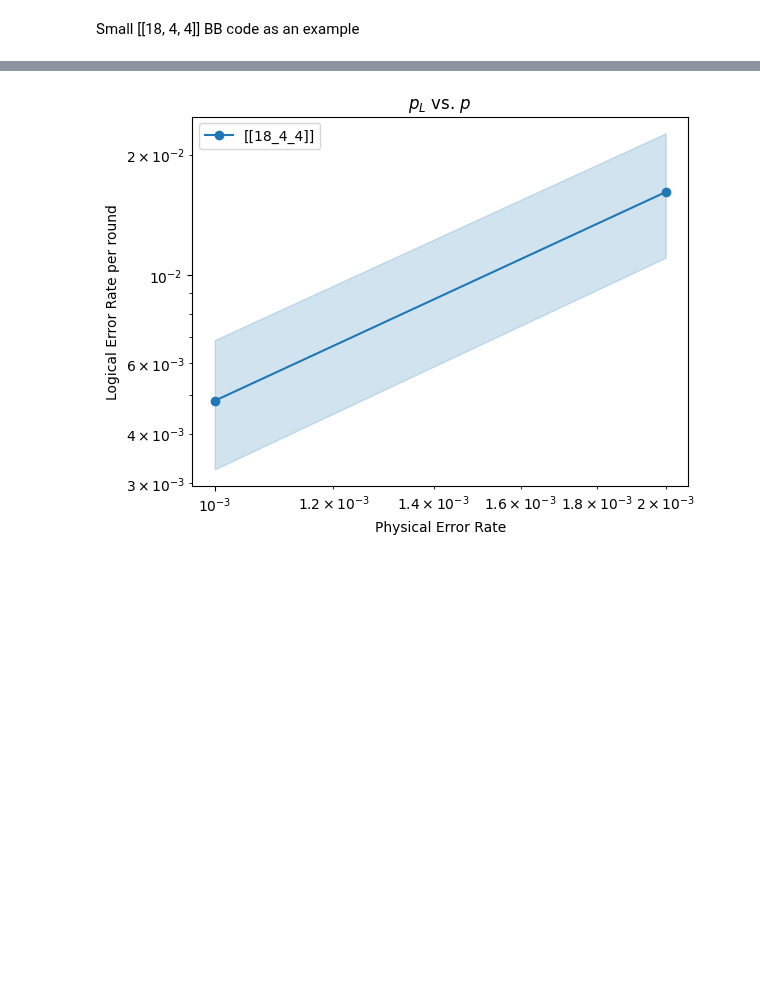
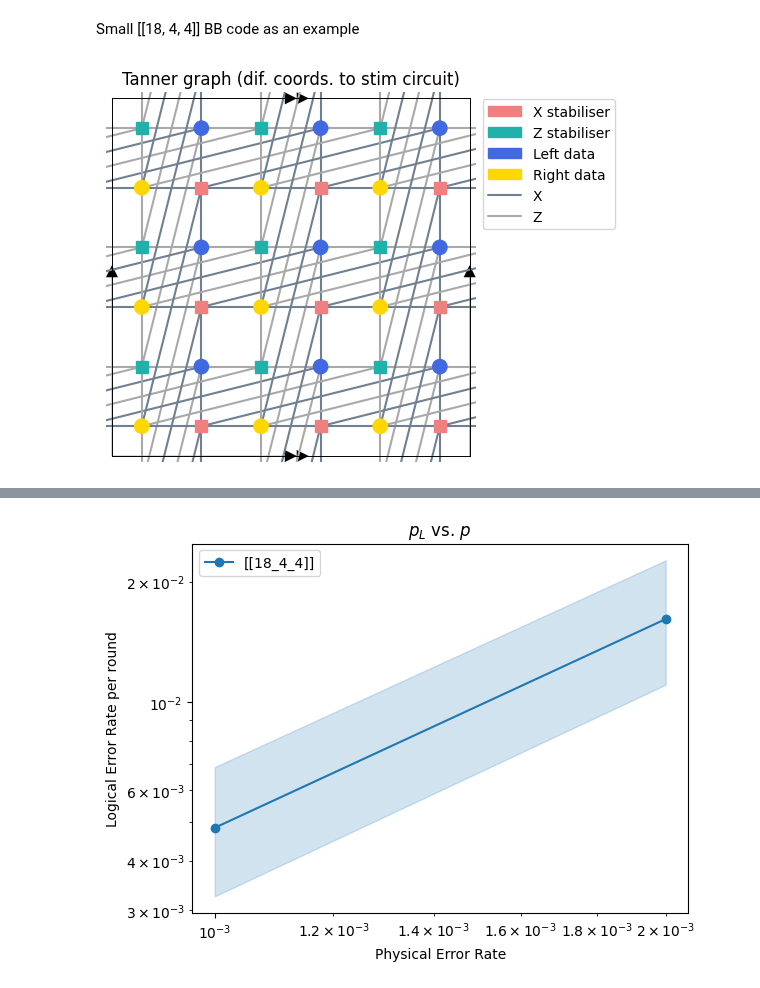
Before and after one commit to wamud/bb-ions, a Jupyter notebook: examples/[[18, 4, 4]] example.ipynb, the cells around one changed output, grey strips where cells are left out. Saved outputs shown, nothing was run; the diff lists cells and outputs as text; code cells hidden in the pictures; blank space fills up the shorter version.

Commit message:
added code.tanner_graph functionality using bbqudit git repo -- note the qubit coordinates are not the same as mine in the stim circuits

```diff
--- a/examples/[[18, 4, 4]] example.ipynb
+++ b/examples/[[18, 4, 4]] example.ipynb
@@ -3,49 +3,26 @@ Small [[18, 4, 4]] BB code as an example
 # %%
 import stim
 import sys
 import os
 sys.path.append(os.path.abspath("../src"))
 from bb_ions import *
 
 # Clear last example circuits and remake directories:
 empty_folder('example_circuits')
 empty_folder('example_circuit_diagrams')
 
 # Define code:
 
 # [[18, 4, 4]] BB6 (weight-6 stabilisers) code from Wang et al. [2503.22071]
 l = 3
 m = 3
 # A = x + y^0 + y^2
 # B = y + x^0 + x^2
 Aij = [(1,0), (0,0), (0,2)]  # each tuple (i, j) is for term x^i⋅y^j
 Bij = [(0,1), (0,0), (2,0)]
 d = 4
 code = get_code_params(l, m, Aij, Bij, d)
 
-
-# Generate circuits:
-
-ps = [0.001, 0.002] # physical error rate values
-memory_basis = 'Z'
-num_rounds = code.d_max
-
-for p in ps:
-
-    circuit = make_BB_circuit(  # see src/bb_ions/circfuncs for explanation of make_BB_circuit inputs
-        code,
-        p,
-        errors = tham_modules_errors(p), # see src/bb_ions/noisefuncs for different noise models
-        idle_during = tham_modules_idle_errors(p),
-        num_syndrome_extraction_cycles = num_rounds,
-        memory_basis = 'Z',
-    )
-
-
-
-    # Save circuit and diagram:
-    filename = f"nkd=[[{code.n}_{code.k}_{code.d_max}]],p={p},b={memory_basis},r={num_rounds},l={l},m={m},A='{''.join(str(x) + str(y) for x, y in Aij)}',B='{''.join(str(x) + str(y) for x, y in Bij)}'"
-    circuit.to_file(f"example_circuits/{filename}.stim")
-
-    svg = str(circuit.diagram("timeline-svg"))
-    with open(f"example_circuit_diagrams/{filename}.svg", "w", encoding="utf-8") as f: f.write(svg)
+code.tanner_graph
+# %% [output]
+[figure, added]
```
Also changed, not shown: parts of 2 cells of this notebook, 1 other file.
